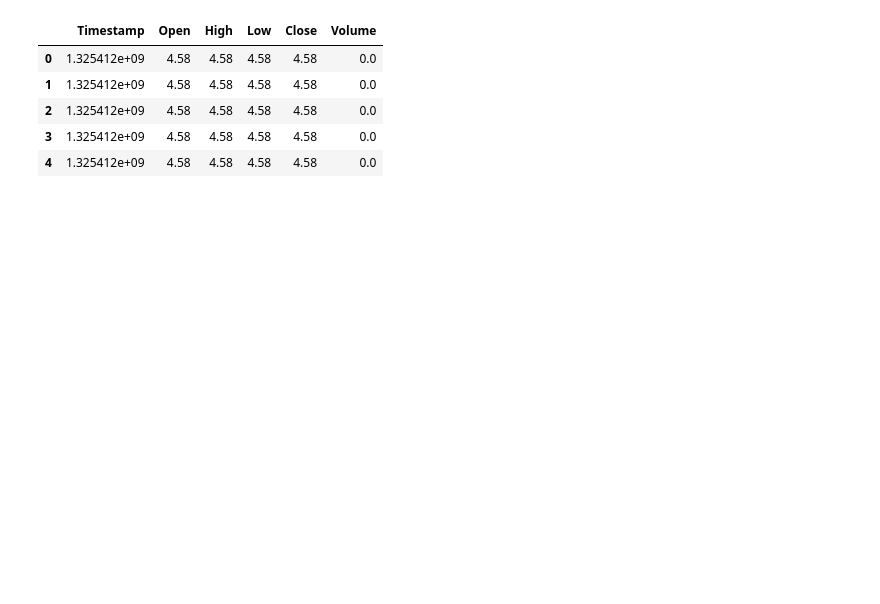
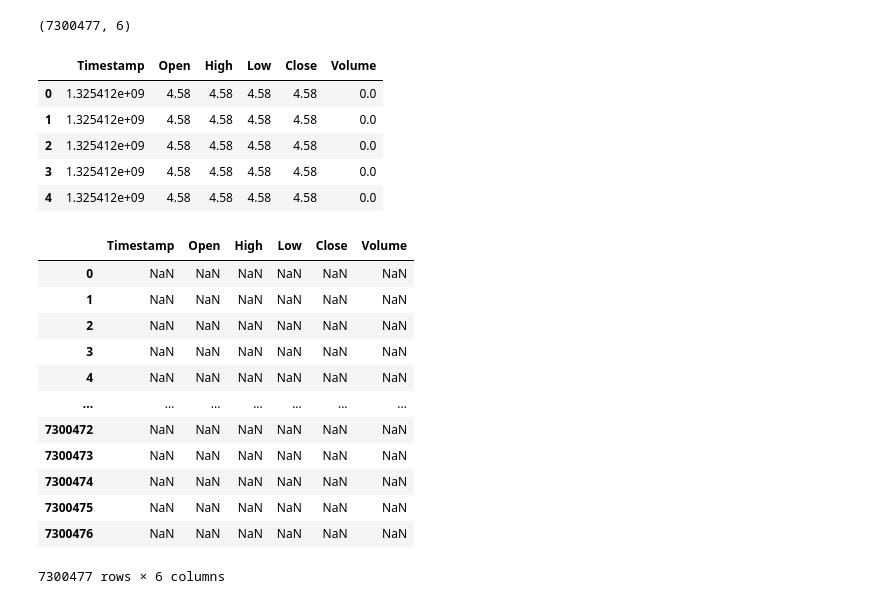
Before and after one commit to Gokul0Krishna/serious_projects, a Jupyter notebook: Stock Price Prediction/model_prep/data/clean.ipynb, the cells around one changed output. Cells and saved outputs as stored; diff of their text form; code cells hidden in the pictures; blank space fills up the shorter version.

```diff
--- a/Stock Price Prediction/model_prep/data/clean.ipynb
+++ b/Stock Price Prediction/model_prep/data/clean.ipynb
@@ -3,10 +4,28 @@ import pandas as pd
 # %%
 df = pd.read_csv(r"C:\Users\ASUS\OneDrive\Desktop\code\datasets\btcusd_1-min_data.csv")
+print(df.shape)
 df[:5]
 # %% [output]
+(7300477, 6)
 |  | Timestamp | Open | High | Low | Close | Volume |
 | 0 | 1.325412e+09 | 4.58 | 4.58 | 4.58 | 4.58 | 0.0 |
 | 1 | 1.325412e+09 | 4.58 | 4.58 | 4.58 | 4.58 | 0.0 |
 | 2 | 1.325412e+09 | 4.58 | 4.58 | 4.58 | 4.58 | 0.0 |
 | 3 | 1.325412e+09 | 4.58 | 4.58 | 4.58 | 4.58 | 0.0 |
 | 4 | 1.325412e+09 | 4.58 | 4.58 | 4.58 | 4.58 | 0.0 |
+# %%
+df[df.isna()]
+# %% [output]
+|  | Timestamp | Open | High | Low | Close | Volume |
+| 0 | NaN | NaN | NaN | NaN | NaN | NaN |
+| 1 | NaN | NaN | NaN | NaN | NaN | NaN |
+| 2 | NaN | NaN | NaN | NaN | NaN | NaN |
+| 3 | NaN | NaN | NaN | NaN | NaN | NaN |
+| 4 | NaN | NaN | NaN | NaN | NaN | NaN |
+| ... | ... | ... | ... | ... | ... | ... |
+| 7300472 | NaN | NaN | NaN | NaN | NaN | NaN |
+| 7300473 | NaN | NaN | NaN | NaN | NaN | NaN |
+| 7300474 | NaN | NaN | NaN | NaN | NaN | NaN |
+| 7300475 | NaN | NaN | NaN | NaN | NaN | NaN |
+| 7300476 | NaN | NaN | NaN | NaN | NaN | NaN |
+7300477 rows × 6 columns
```
Also changed, not shown: parts of 10 cells of this notebook, 1 other file.
